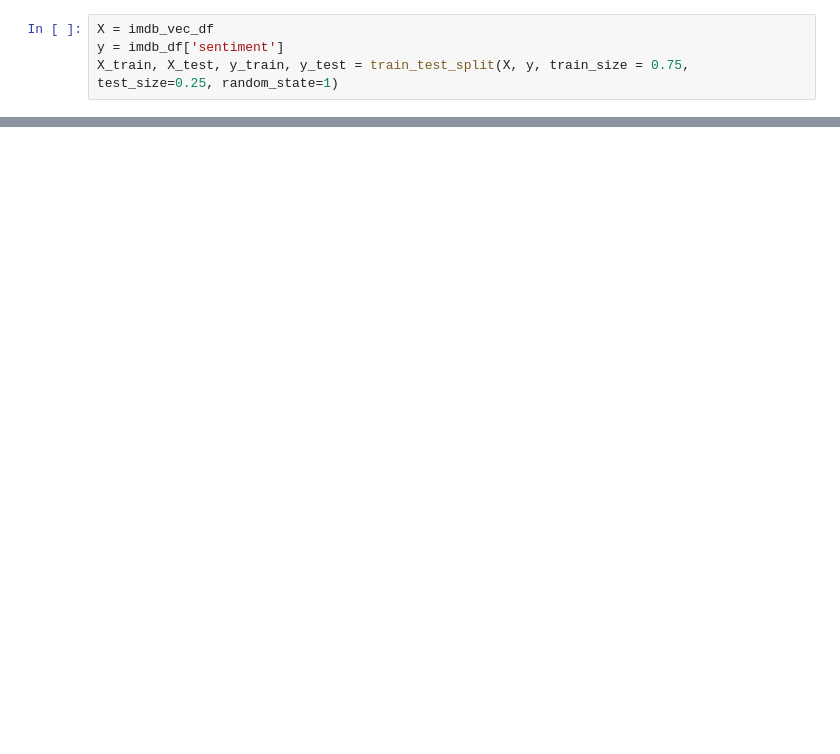
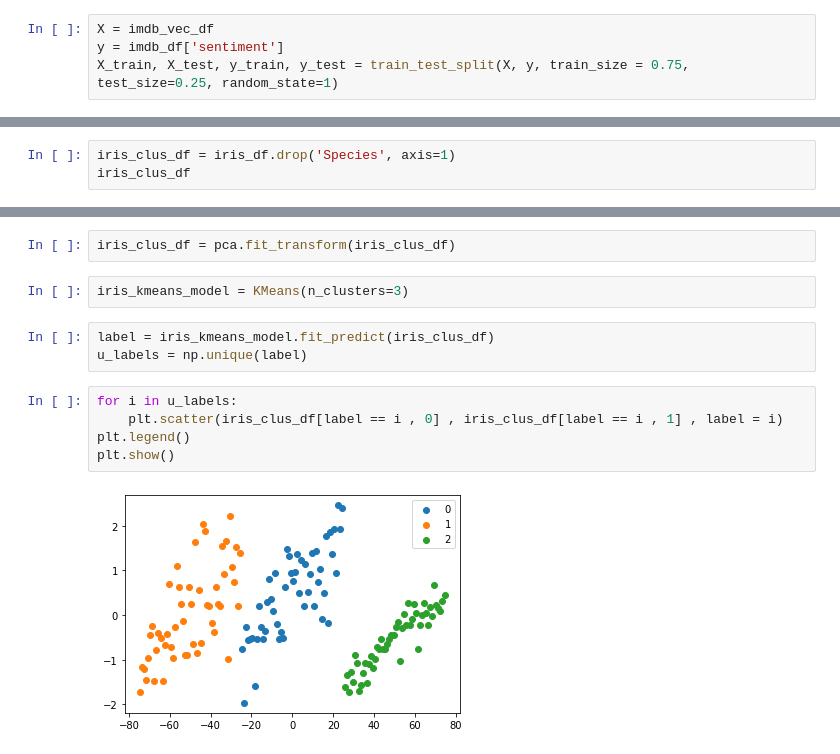
Before and after one commit to KARTHIKEYANC04052002/Machine-Learning-AI-Internship, a Jupyter notebook: ML_Internship_Assignments.ipynb, the cells around one changed output, grey strips where cells are left out. Drawn from its saved outputs; the diff is of its cells as text; blank space fills up the shorter version.

```diff
--- a/ML_Internship_Assignments.ipynb
+++ b/ML_Internship_Assignments.ipynb
@@ -1013,0 +1103,3 @@ imdb_te_df
+# %%
+iris_clus_df = iris_df.drop('Species', axis=1)
+iris_clus_df
@@ -1013,0 +1120,14 @@ imdb_te_df
+# %%
+iris_clus_df = pca.fit_transform(iris_clus_df)
+# %%
+iris_kmeans_model = KMeans(n_clusters=3)
+# %%
+label = iris_kmeans_model.fit_predict(iris_clus_df)
+u_labels = np.unique(label)
+# %%
+for i in u_labels:
+    plt.scatter(iris_clus_df[label == i , 0] , iris_clus_df[label == i , 1] , label = i)
+plt.legend()
+plt.show()
+# %% [output]
+[figure, added]
```
Also changed, not shown: parts of 60 cells of this notebook.
